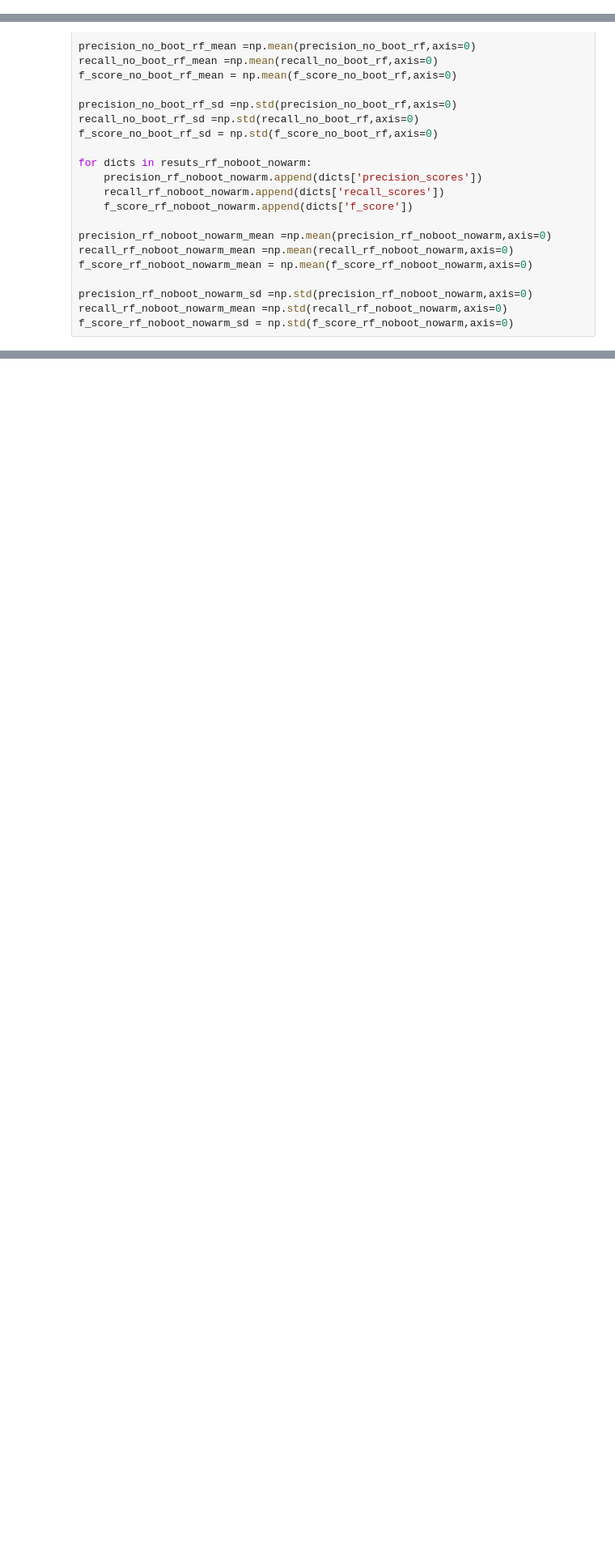
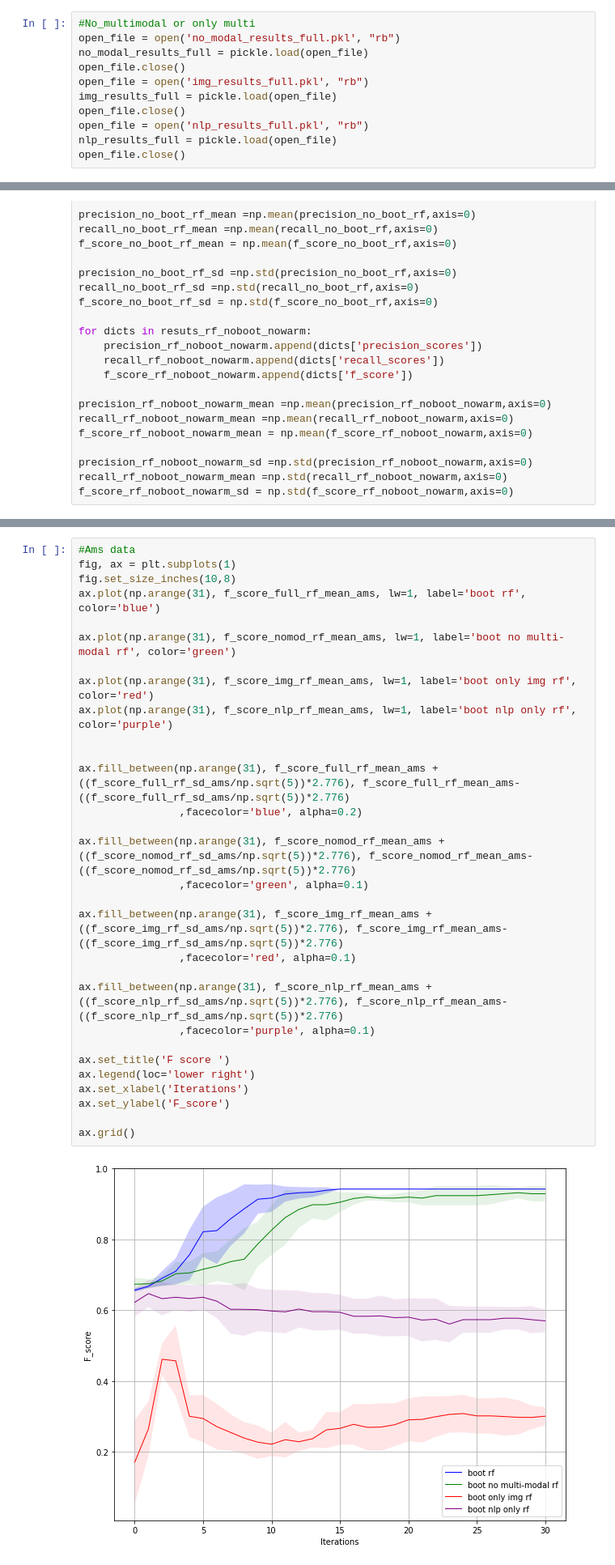
Before and after one commit to Amsterdam-Internships/Double-Listing, a Jupyter notebook: Code/graphs.ipynb, the cells around one changed output, grey strips where cells are left out. Shown: that part at 81% size. Cells and saved outputs as stored; diff of their text form; blank space fills up the shorter version.

```diff
--- a/Code/graphs.ipynb
+++ b/Code/graphs.ipynb
@@ -26,6 +26,17 @@ open_file.close()
 open_file = open('resuts_noboot_ams.pkl', "rb")
 resuts_noboot_ams = pickle.load(open_file)
 open_file.close()
+# %%
+#No_multimodal or only multi
+open_file = open('no_modal_results_full.pkl', "rb")
+no_modal_results_full = pickle.load(open_file)
+open_file.close()
+open_file = open('img_results_full.pkl', "rb")
+img_results_full = pickle.load(open_file)
+open_file.close()
+open_file = open('nlp_results_full.pkl', "rb")
+nlp_results_full = pickle.load(open_file)
+open_file.close()
 # %%
 #Create an average of the 5 runs of the active learning set up
 precision_full_rf = []
@@ -184,0 +220,32 @@ ax.grid()
+# %%
+#Ams data
+fig, ax = plt.subplots(1)
+fig.set_size_inches(10,8)
+ax.plot(np.arange(31), f_score_full_rf_mean_ams, lw=1, label='boot rf', color='blue')
+
+ax.plot(np.arange(31), f_score_nomod_rf_mean_ams, lw=1, label='boot no multi-modal rf', color='green')
+
+ax.plot(np.arange(31), f_score_img_rf_mean_ams, lw=1, label='boot only img rf', color='red')
+ax.plot(np.arange(31), f_score_nlp_rf_mean_ams, lw=1, label='boot nlp only rf', color='purple')
+
+
+ax.fill_between(np.arange(31), f_score_full_rf_mean_ams + ((f_score_full_rf_sd_ams/np.sqrt(5))*2.776), f_score_full_rf_mean_ams-((f_score_full_rf_sd_ams/np.sqrt(5))*2.776)
+                ,facecolor='blue', alpha=0.2)
+
+ax.fill_between(np.arange(31), f_score_nomod_rf_mean_ams + ((f_score_nomod_rf_sd_ams/np.sqrt(5))*2.776), f_score_nomod_rf_mean_ams-((f_score_nomod_rf_sd_ams/np.sqrt(5))*2.776)
+                ,facecolor='green', alpha=0.1)
+
+ax.fill_between(np.arange(31), f_score_img_rf_mean_ams + ((f_score_img_rf_sd_ams/np.sqrt(5))*2.776), f_score_img_rf_mean_ams-((f_score_img_rf_sd_ams/np.sqrt(5))*2.776)
+                ,facecolor='red', alpha=0.1)
+
+ax.fill_between(np.arange(31), f_score_nlp_rf_mean_ams + ((f_score_nlp_rf_sd_ams/np.sqrt(5))*2.776), f_score_nlp_rf_mean_ams-((f_score_nlp_rf_sd_ams/np.sqrt(5))*2.776)
+                ,facecolor='purple', alpha=0.1)
+
+ax.set_title('F score ')
+ax.legend(loc='lower right')
+ax.set_xlabel('Iterations')
+ax.set_ylabel('F_score')
+
+ax.grid()
+# %% [output]
+[figure, added]
```
Also changed, not shown: parts of 6 cells of this notebook, 12 other files.
